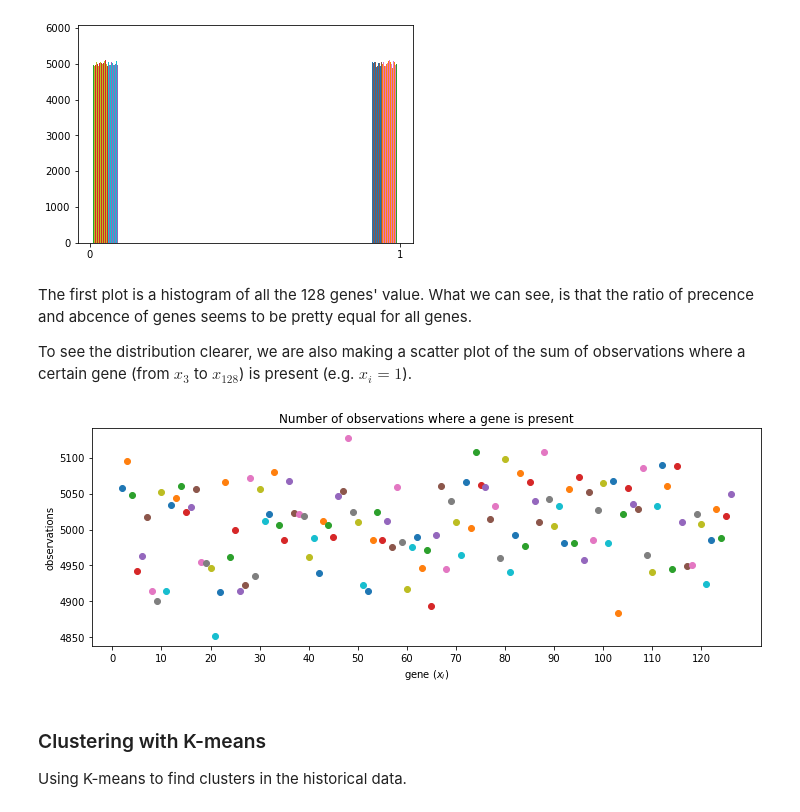
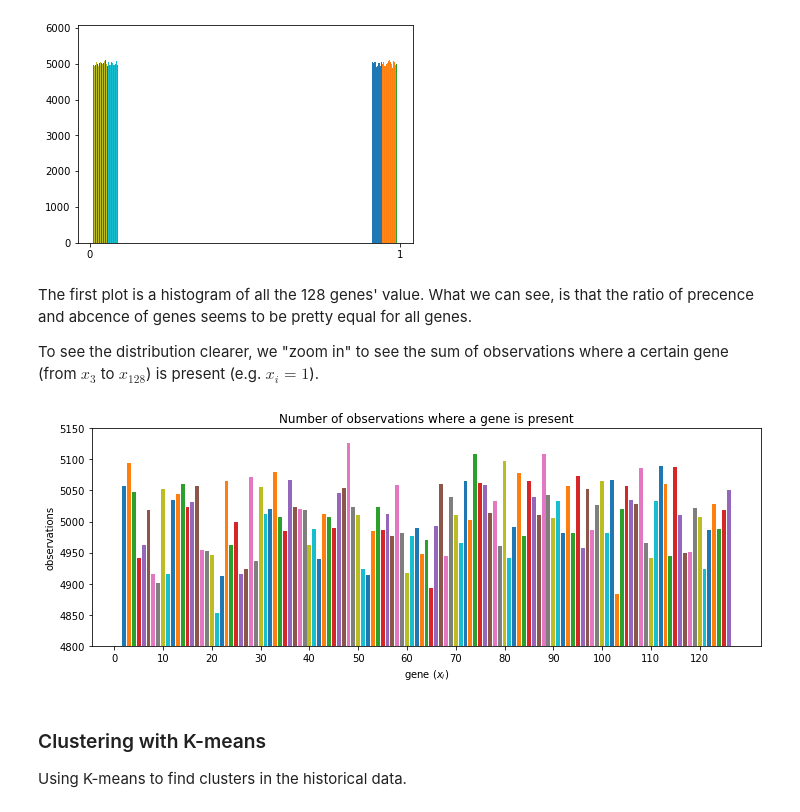
Before and after one commit to AdrianE92/ml-society-science, a Jupyter notebook: src/project-2/group9_part1.ipynb, the cells around one changed output. Drawn from its saved outputs; the diff is of its cells as text; code cells hidden in the pictures.

```diff
--- a/src/project-2/group9_part1.ipynb
+++ b/src/project-2/group9_part1.ipynb
@@ -28,4 +31,5 @@ labels = features[:,128] + features[:,129]*2
 # %%
 df_obs = pandas.DataFrame(observations)
+df_obs["symptoms"] = labels
 #df_obs.head()
 # %% [output]
@@ -90,20 +100,21 @@ plt.show()
 # %% [markdown]
 The first plot is a histogram of all the 128 genes' value. What we can see, is that the ratio of precence and abcence of genes seems to be pretty equal for all genes.
 
-To see the distribution clearer, we are also making a scatter plot of the sum of observations where a certain gene (from $x_3$ to $x_{128}$) is present (e.g. $x_i=1$).
+To see the distribution clearer, we "zoom in" to see the sum of observations where a certain gene (from $x_3$ to $x_{128}$) is present (e.g. $x_i=1$).
 # %%
 fig, ax = plt.subplots(figsize=(12,4))
 for i in range(2,127):
-    ax.scatter(i, sum(df_obs[i]==1))
+    ax.bar(i, sum(df_obs[i]==1))
 
 ax.set_xlabel("gene ($x_i$)")
 ax.set_xticks(np.arange(0,128,10))
 
 ax.set_title("Number of observations where a gene is present")
 ax.set_ylabel("observations")
+ax.set_ybound(4800,5150)
 plt.show()
 # %% [output]
-[figure, old version]
+[figure, new version]
 # %% [markdown]
 ### Clustering with K-means
 Using K-means to find clusters in the historical data.
```
Also changed, not shown: parts of 17 cells of this notebook.
